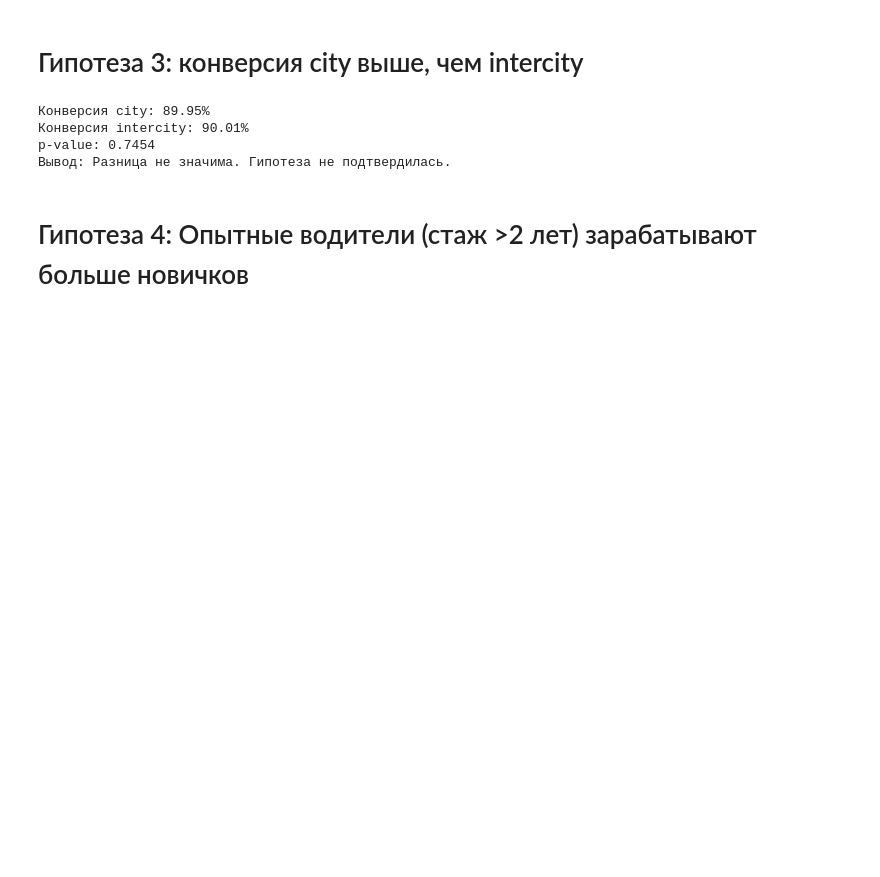
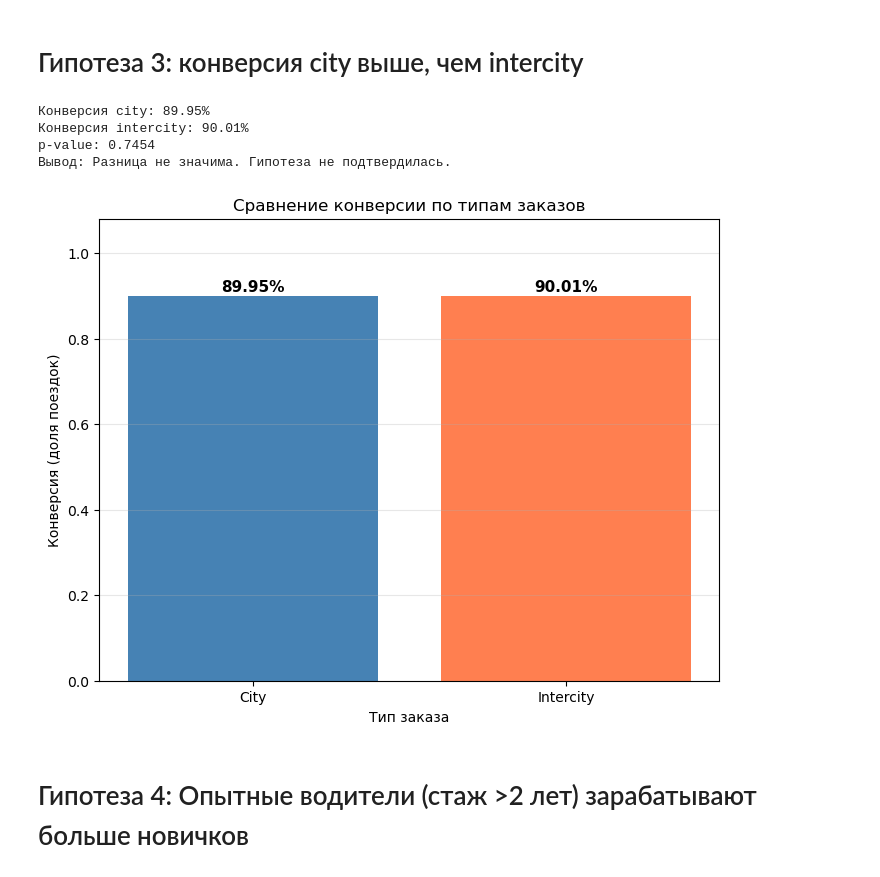
Before and after one commit to electrified311/taxi-analytics-portfolio, a Jupyter notebook: notebooks/Taxi.ipynb, the cells around one changed output. Drawn from its saved outputs; the diff is of its cells as text; code cells hidden in the pictures; blank space fills up the shorter version.

```diff
--- a/notebooks/Taxi.ipynb
+++ b/notebooks/Taxi.ipynb
@@ -79,6 +101,8 @@ p-value: 0.5260
 # %% [markdown]
 # Гипотеза 3: конверсия city выше, чем intercity
 # %%
+import matplotlib.pyplot as plt
+
 # Данные для гипотезы 3: конверсия по типам
 df3 = pd.read_sql("""
     SELECT
@@ -88,33 +112,52 @@ df3 = pd.read_sql("""
     FROM orders o
     LEFT JOIN rides r ON o.order_id = r.order_id
     WHERE DATE_PART('year', o.created_at) = 2025
     GROUP BY o.order_type
 """, engine)
 
 city = df3[df3['order_type'] == 'city']
 inter = df3[df3['order_type'] == 'intercity']
 
 city_conv = city['rides'].values[0] / city['orders'].values[0]
 inter_conv = inter['rides'].values[0] / inter['orders'].values[0]
 
 from statsmodels.stats.proportion import proportions_ztest
 count = [city['rides'].values[0], inter['rides'].values[0]]
 nobs = [city['orders'].values[0], inter['orders'].values[0]]
 z_stat, p = proportions_ztest(count, nobs)
 
 print(f"Конверсия city: {city_conv:.2%}")
 print(f"Конверсия intercity: {inter_conv:.2%}")
 print(f"p-value: {p:.4f}")
 
 if p < 0.05:
     print("Вывод: Разница значима. Гипотеза подтвердилась.")
 else:
     print("Вывод: Разница не значима. Гипотеза не подтвердилась.")
+
+# ГРАФИК
+plt.figure(figsize=(8, 6))
+plt.bar(['City', 'Intercity'], [city_conv, inter_conv],
+        color=['steelblue', 'coral'])
+plt.ylabel('Конверсия (доля поездок)')
+plt.xlabel('Тип заказа')
+plt.title('Сравнение конверсии по типам заказов')
+plt.ylim(0, max(city_conv, inter_conv) * 1.2)
+
+# Добавляем значения на столбцы
+plt.text(0, city_conv + 0.01, f'{city_conv:.2%}',
+         ha='center', fontsize=11, fontweight='bold')
+plt.text(1, inter_conv + 0.01, f'{inter_conv:.2%}',
+         ha='center', fontsize=11, fontweight='bold')
+
+plt.grid(True, alpha=0.3, axis='y')
+plt.show()
 # %% [output]
 Конверсия city: 89.95%
 Конверсия intercity: 90.01%
 p-value: 0.7454
 Вывод: Разница не значима. Гипотеза не подтвердилась.
+[figure, added]
 # %% [markdown]
 # Гипотеза 4: Опытные водители (стаж >2 лет) зарабатывают больше новичков
 # %%
```
Also changed, not shown: parts of 4 cells of this notebook, 2 other files.
